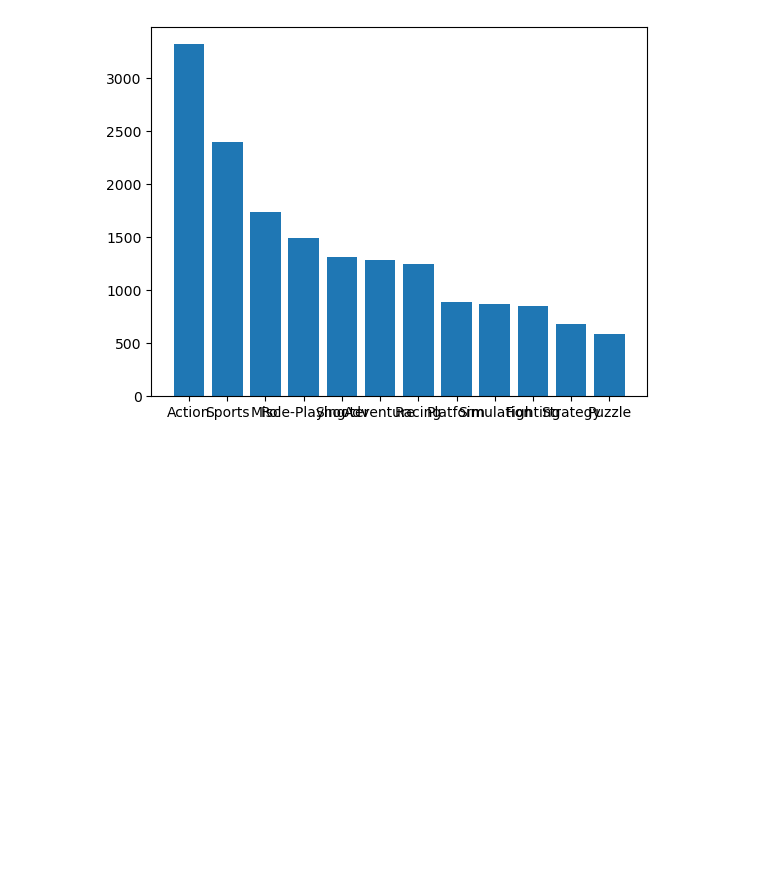
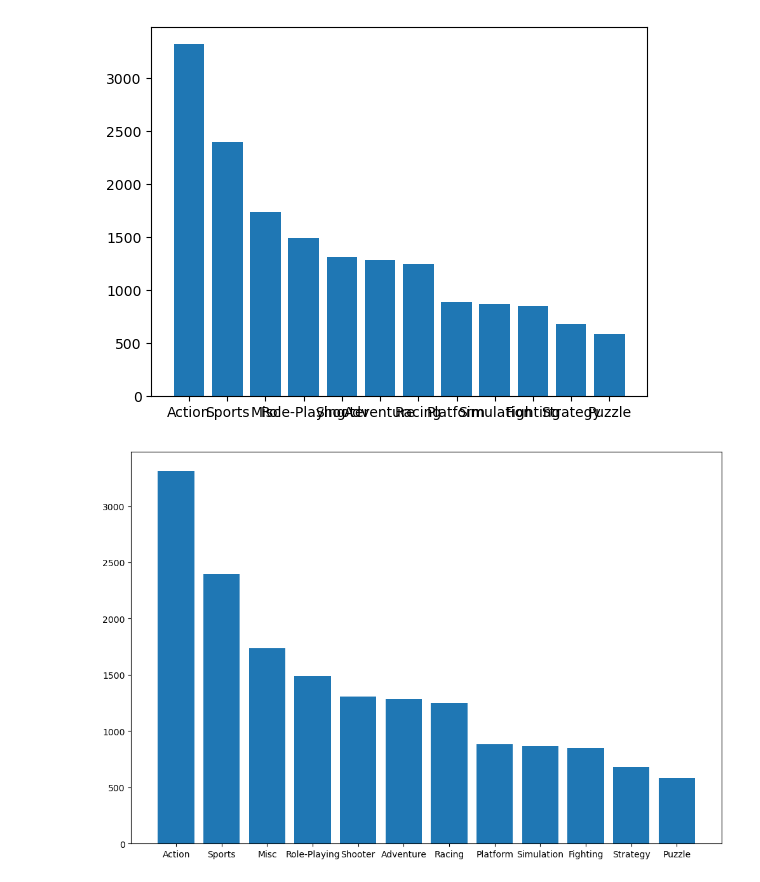
Before and after one commit to jeeet0700/DV, a Jupyter notebook: Data Viz Interview Prep.ipynb, the cells around one changed output. Saved outputs shown, nothing was run; the diff lists cells and outputs as text; code cells hidden in the pictures; blank space fills up the shorter version.

```diff
--- a/Data Viz Interview Prep.ipynb
+++ b/Data Viz Interview Prep.ipynb
@@ -135,3 +135,9 @@ plt.bar(x,y)
 # %% [output]
 <BarContainer object of 12 artists>
 [figure]
+# %%
+plt.figure(figsize=(12,8))
+plt.bar(x,y)
+plt.show()
+# %% [output]
+[figure, added]
```
Also changed, not shown: parts of 23 cells of this notebook.
